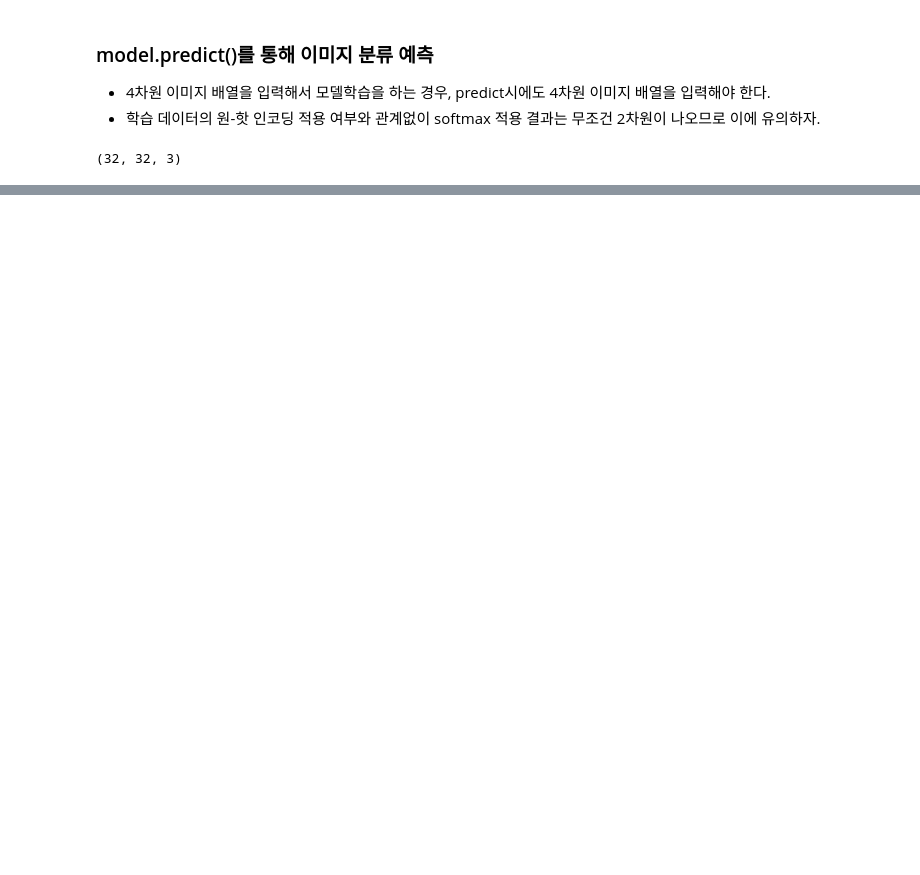
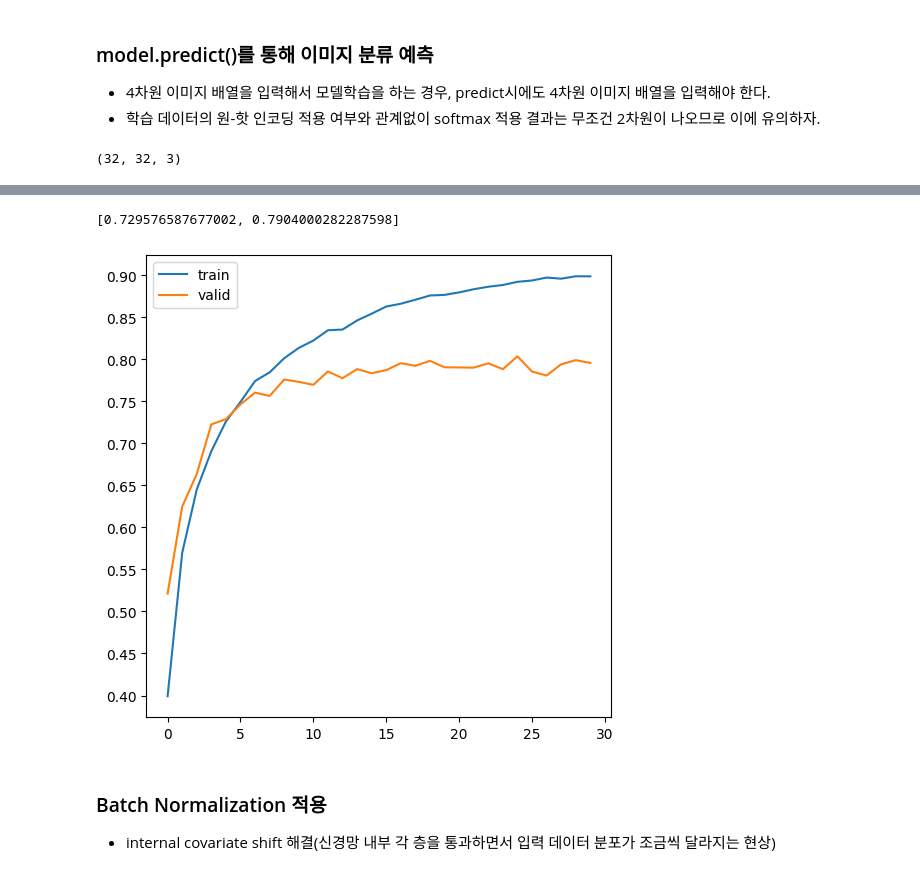
Before and after one commit to SSUcheese/inflearn-cnn-perfect-guide, a Jupyter notebook: cifar10-custom-review.ipynb, the cells around one changed output, grey strips where cells are left out. Drawn from its saved outputs; the diff is of its cells as text; code cells hidden in the pictures; blank space fills up the shorter version.

Commit message:
Kaggle Notebook | CIFAR10_custom_review | put weight_initialization and batch_normalization

```diff
--- a/cifar10-custom-review.ipynb
+++ b/cifar10-custom-review.ipynb
@@ -361,0 +480,25 @@ show_images(test_images[:8], test_labels[:8], ncols=8)
+# %%
+from tensorflow.keras.datasets import cifar10
+from tensorflow.keras.utils import to_categorical
+
+def get_preprocessed_data(images, labels):
+
+    # 학습과 테스트 이미지 array를 0~1 사잇값으로 scale 및 float32로 타입 변환
+    images = np.array(images/255.0, dtype=np.float32)
+    labels = np.array(labels, dtype=np.float32)
+    labels = labels.squeeze()
+
+    return images, labels
+
+def get_preprocessed_ohe(images, labels):
+    images, labels = get_preprocessed_data(images, labels)
+    # ohe 적용
+    oh_labels = to_categorical(labels)
+
+    return images, oh_labels
+
+(train_images, train_labels), (test_images, test_labels) = cifar10.load_data()
+
+train_images, train_oh_labels = get_preprocessed_ohe(train_images, train_labels)
+test_images, test_oh_labels = get_preprocessed_ohe(test_images, test_labels)
+print(train_images.shape, train_oh_labels.shape, test_images.shape, test_oh_labels.shape)
@@ -361,0 +507,2 @@ show_images(test_images[:8], test_labels[:8], ncols=8)
+# %%
+IMAGE_SIZE=32
@@ -361,0 +557,3 @@ show_images(test_images[:8], test_labels[:8], ncols=8)
+# %%
+kernel_initialized_model.compile(optimizer=Adam(), loss='categorical_crossentropy', metrics=['accuracy'])
+history = kernel_initialized_model.fit(x=train_images, y=train_oh_labels, batch_size=64, epochs=30, validation_split=0.15)
@@ -361,0 +578,16 @@ show_images(test_images[:8], test_labels[:8], ncols=8)
+# %%
+import matplotlib.pyplot as plt
+%matplotlib inline
+
+def show_history(history):
+    plt.figure(figsize=(6, 6))
+    plt.yticks(np.arange(0, 1, 0.05))
+    plt.plot(history.history['accuracy'], label='train')
+    plt.plot(history.history['val_accuracy'], label='valid')
+    plt.legend()
+
+show_history(history)
+
+# 테스트 데이터로 성능 평가
+kernel_initialized_model.evaluate(test_images, test_oh_labels)
+# %% [output]
@@ -361,0 +595,5 @@ show_images(test_images[:8], test_labels[:8], ncols=8)
+[0.729576587677002, 0.7904000282287598]
+[figure, added]
+# %% [markdown]
+### Batch Normalization 적용
+* internal covariate shift 해결(신경망 내부 각 층을 통과하면서 입력 데이터 분포가 조금씩 달라지는 현상)
```
Also changed, not shown: parts of 27 cells of this notebook.
